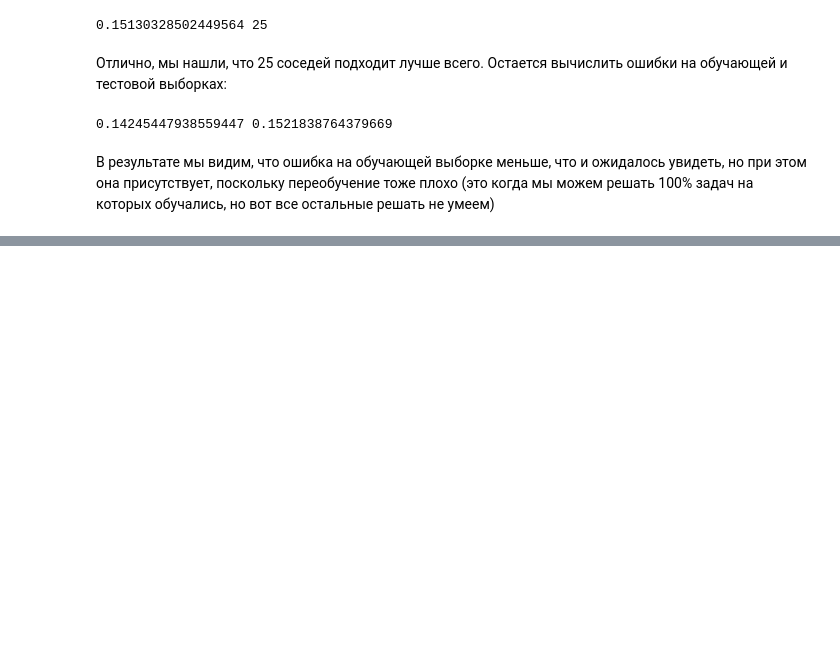
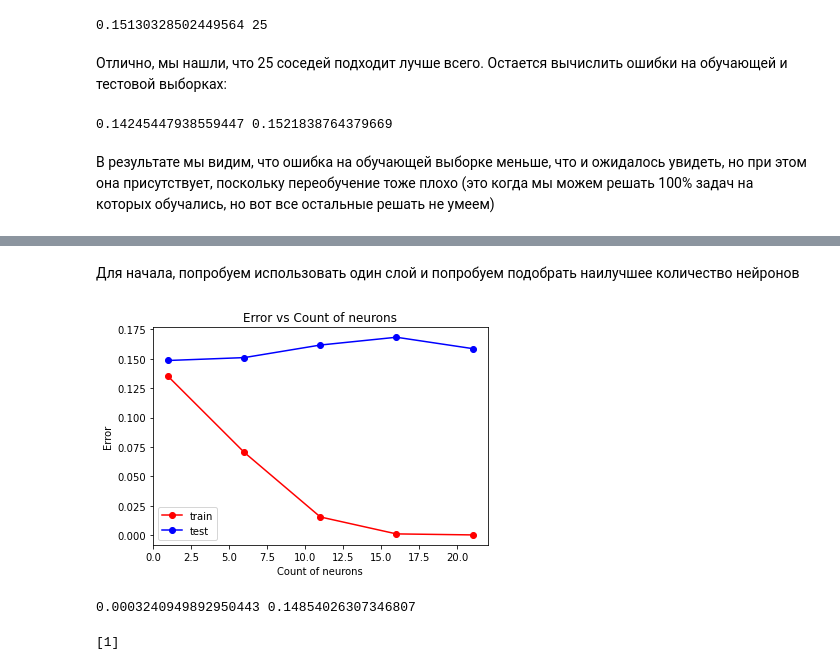
Before and after one commit to DimaSilenko/Machine-Learning, a Jupyter notebook: HomeWork_2.ipynb, the cells around one changed output, grey strips where cells are left out. Cells and saved outputs as stored; diff of their text form; code cells hidden in the pictures; blank space fills up the shorter version.

```diff
--- a/HomeWork_2.ipynb
+++ b/HomeWork_2.ipynb
@@ -615,0 +779,4 @@ print(err_train, err_test)
+# %%
+X = X.to_numpy()
+y = np.array(y != 0, dtype='int')
+y
@@ -615,0 +792,8 @@ print(err_train, err_test)
+# %%
+from sklearn.model_selection import train_test_split
+X_train, X_test, y_train, y_test = train_test_split(X, y, test_size = 0.3, random_state = 42)
+
+N_train, _ = X_train.shape
+N_test,  _ = X_test.shape
+
+print(N_train, N_test)
@@ -615,0 +804,6 @@ print(err_train, err_test)
+# %%
+from sklearn.neighbors import KNeighborsClassifier
+
+knn = KNeighborsClassifier(n_neighbors = 10)
+#knn.set_params(n_neighbors=10)
+knn.fit(X_train, y_train)
@@ -615,0 +836,36 @@ print(err_train, err_test)
+# %% [markdown]
+Для начала, попробуем использовать один слой и попробуем подобрать наилучшее количество нейронов
+# %%
+from sklearn.neural_network import MLPClassifier
+hidden_layer = np.arange(1, 25, 5)
+test_err = []
+train_err = []
+for neu in hidden_layer:
+    mlp_model = MLPClassifier(hidden_layer_sizes = (neu, ), random_state = 42, max_iter = 10000)
+    mlp_model.fit(X_train, y_train)
+
+    y_train_pred = mlp_model.predict(X_train)
+    y_test_pred = mlp_model.predict(X_test)
+    train_err.append(np.mean(y_train != y_train_pred))
+    test_err.append(np.mean(y_test != y_test_pred))
+# %%
+plt.plot(hidden_layer, train_err, 'r-o', label = 'train')
+plt.plot(hidden_layer, test_err, 'b-o', label = 'test')
+plt.title('Error vs Count of neurons')
+plt.xlabel('Count of neurons')
+plt.ylabel('Error')
+plt.legend()
+pass
+# %% [output]
+[figure, added]
+# %%
+min_train_err = np.min(train_err)
+min_test_err = np.min(test_err)
+print(min_train_err, min_test_err)
+# %% [output]
+0.0003240949892950443 0.14854026307346807
+# %%
+neu_opt = hidden_layer[test_err == min_test_err]
+print(neu_opt)
+# %% [output]
+[1]
```
Also changed, not shown: parts of 53 cells of this notebook.
